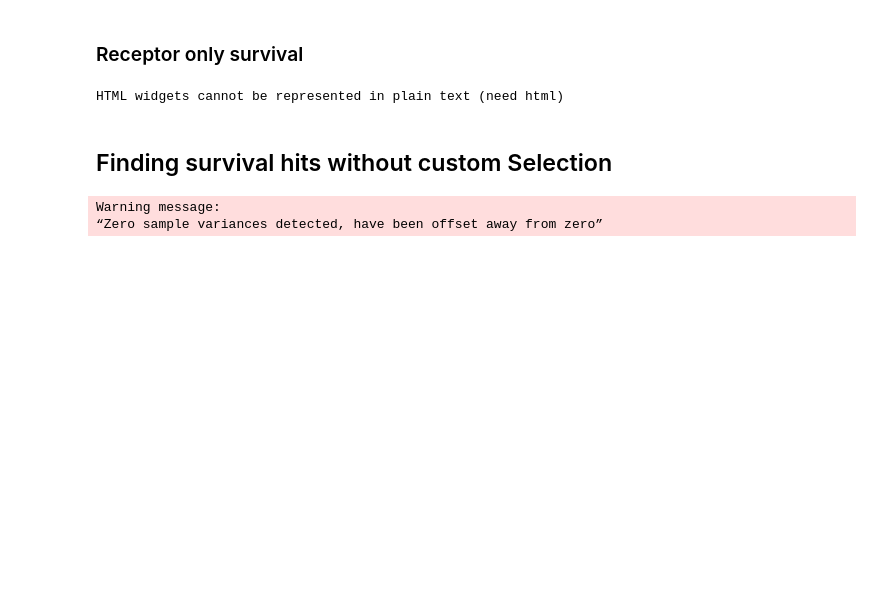
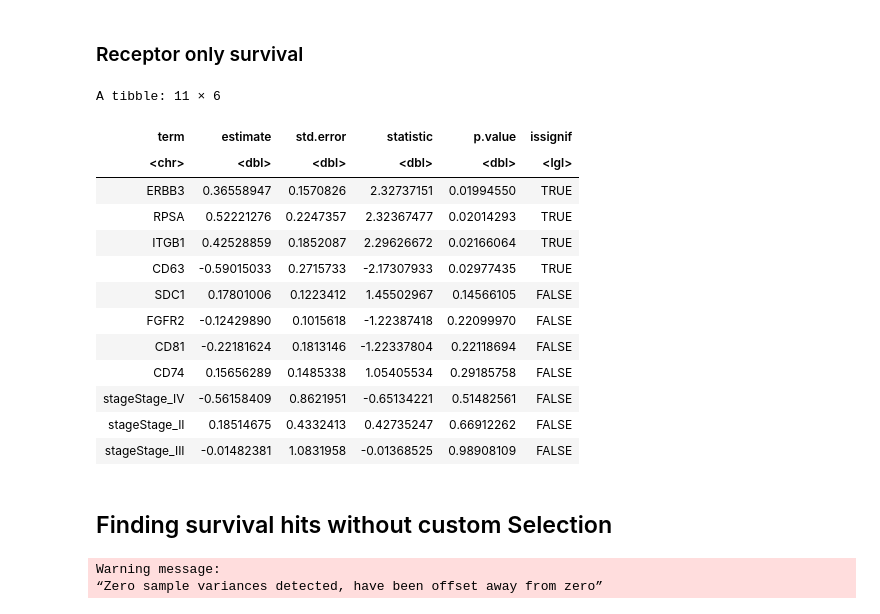
Before and after one commit to jsnagai/scACCorDiON, a Jupyter notebook: docs/source/notebooks/LRSurvival.ipynb, the cells around one changed output. Saved outputs shown, nothing was run; the diff lists cells and outputs as text; code cells hidden in the pictures; blank space fills up the shorter version.

```diff
--- a/docs/source/notebooks/LRSurvival.ipynb
+++ b/docs/source/notebooks/LRSurvival.ipynb
@@ -118,24 +147,37 @@ HTML widgets cannot be represented in plain text (need html)
 # %%
 results <-
   run_survival(
     comparison_oi = comparison_of_interest,
     lr_data = pdac_cci_data,
     tcga_exp_data = paad_tcga_expression_data,
     tcga_clinical_data = paad_tcga_clinical_data,
     selection_method = c("limma"),
     custom_selection = pairs,
     n_lr_selected = 10,
     which_get = c("receptor"),
     is_signif = TRUE,
     clinical_vars_in_model = c("stage")
   )
 #> Warning: Zero sample variances detected, have been offset away from zero
 results$cox_models$coxph_clinical.gene_expression |>
   broom::tidy() |>
-  dplyr::mutate(issignif=p.value<0.05)|>
-  reactable()
+  dplyr::mutate(issignif=p.value<0.05) |>
+  dplyr::arrange(p.value)
 # %% [output]
-HTML widgets cannot be represented in plain text (need html)
+A tibble: 11 × 6
+| term | estimate | std.error | statistic | p.value | issignif |
+| <chr> | <dbl> | <dbl> | <dbl> | <dbl> | <lgl> |
+| ERBB3 | 0.36558947 | 0.1570826 | 2.32737151 | 0.01994550 | TRUE |
+| RPSA | 0.52221276 | 0.2247357 | 2.32367477 | 0.02014293 | TRUE |
+| ITGB1 | 0.42528859 | 0.1852087 | 2.29626672 | 0.02166064 | TRUE |
+| CD63 | -0.59015033 | 0.2715733 | -2.17307933 | 0.02977435 | TRUE |
+| SDC1 | 0.17801006 | 0.1223412 | 1.45502967 | 0.14566105 | FALSE |
+| FGFR2 | -0.12429890 | 0.1015618 | -1.22387418 | 0.22099970 | FALSE |
+| CD81 | -0.22181624 | 0.1813146 | -1.22337804 | 0.22118694 | FALSE |
+| CD74 | 0.15656289 | 0.1485338 | 1.05405534 | 0.29185758 | FALSE |
+| stageStage_IV | -0.56158409 | 0.8621951 | -0.65134221 | 0.51482561 | FALSE |
+| stageStage_II | 0.18514675 | 0.4332413 | 0.42735247 | 0.66912262 | FALSE |
+| stageStage_III | -0.01482381 | 1.0831958 | -0.01368525 | 0.98908109 | FALSE |
 # %% [markdown]
 ## Finding survival hits without custom Selection
 # %%
```
Also changed, not shown: parts of 3 cells of this notebook.
